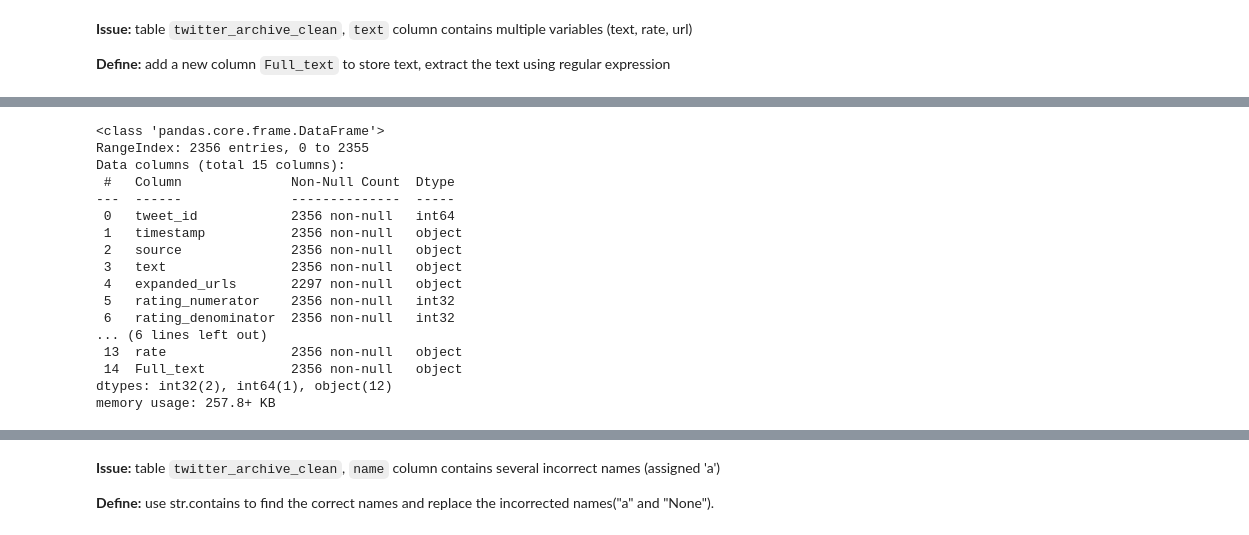
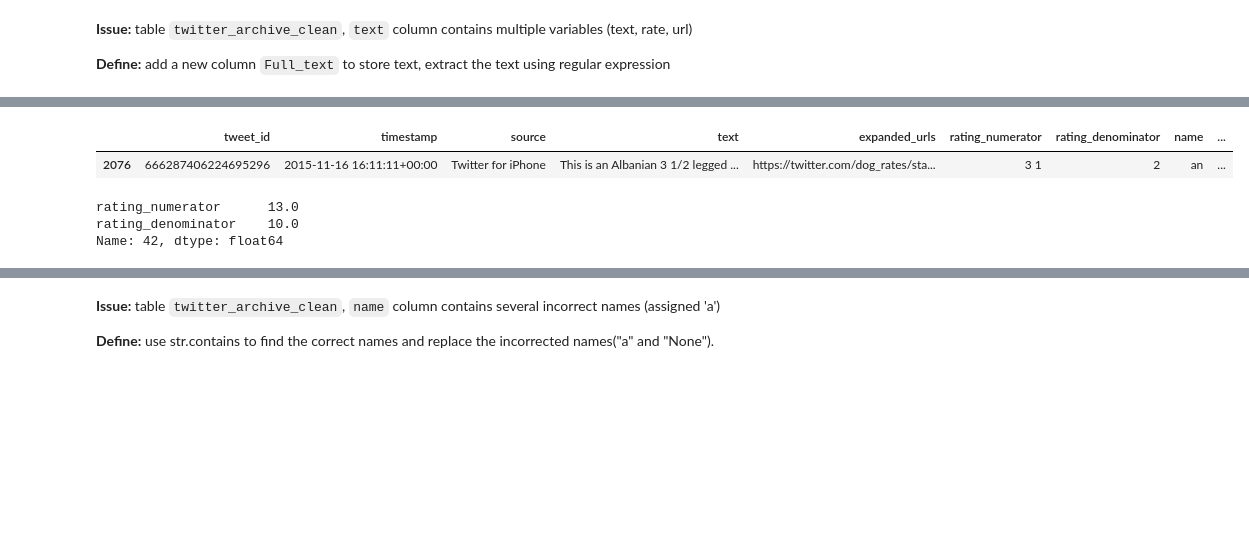
Before and after one commit to Jinning-beep/Udacity_data_analyst_projects, a Jupyter notebook: Project 4 Twitter data analysis and visualization/wrangle_act.ipynb, the cells around one changed output, grey strips where cells are left out. Drawn from its saved outputs; the diff is of its cells as text; code cells hidden in the pictures; blank space fills up the shorter version.

```diff
--- a/Project 4 Twitter data analysis and visualization/wrangle_act.ipynb
+++ b/Project 4 Twitter data analysis and visualization/wrangle_act.ipynb
@@ -446,0 +597,3 @@ twitter_archive_clean['rating_numerator'], twitter_archive_clean['rating_denomin
+# %%
+test = twitter_archive_clean.copy()
+index = test[test.rating_numerator == '3 1'].index
@@ -447 +617,6 @@ twitter_archive_clean['rating_numerator'], twitter_archive_clean['rating_denomin
+# %%
+test[test.rating_numerator == '3 1']
+# %% [output]
+|  | tweet_id | timestamp | source | text | expanded_urls | rating_numerator | rating_denominator | name | ... |
+| 2076 | 666287406224695296 | 2015-11-16 16:11:11+00:00 | Twitter for iPhone | This is an Albanian 3 1/2 legged ... | https://twitter.com/dog_rates/sta... | 3 1 | 2 | an | ... |
 # %%
@@ -450,21 +624,7 @@ twitter_archive_clean['rating_denominator'] = twitter_archive_clean['rating_deno
 # %%
 # test
-twitter_archive_clean.info()
+twitter_archive_clean[['rating_numerator','rating_denominator']].iloc[42]
 # %% [output]
-<class 'pandas.core.frame.DataFrame'>
-RangeIndex: 2356 entries, 0 to 2355
-Data columns (total 15 columns):
- #   Column              Non-Null Count  Dtype
----  ------              --------------  -----
- 0   tweet_id            2356 non-null   int64
- 1   timestamp           2356 non-null   object
- 2   source              2356 non-null   object
- 3   text                2356 non-null   object
- 4   expanded_urls       2297 non-null   object
- 5   rating_numerator    2356 non-null   int32
- 6   rating_denominator  2356 non-null   int32
-... (6 lines left out)
- 13  rate                2356 non-null   object
- 14  Full_text           2356 non-null   object
-dtypes: int32(2), int64(1), object(12)
-memory usage: 257.8+ KB
+rating_numerator      13.0
+rating_denominator    10.0
+Name: 42, dtype: float64
```
Also changed, not shown: parts of 75 cells of this notebook.
